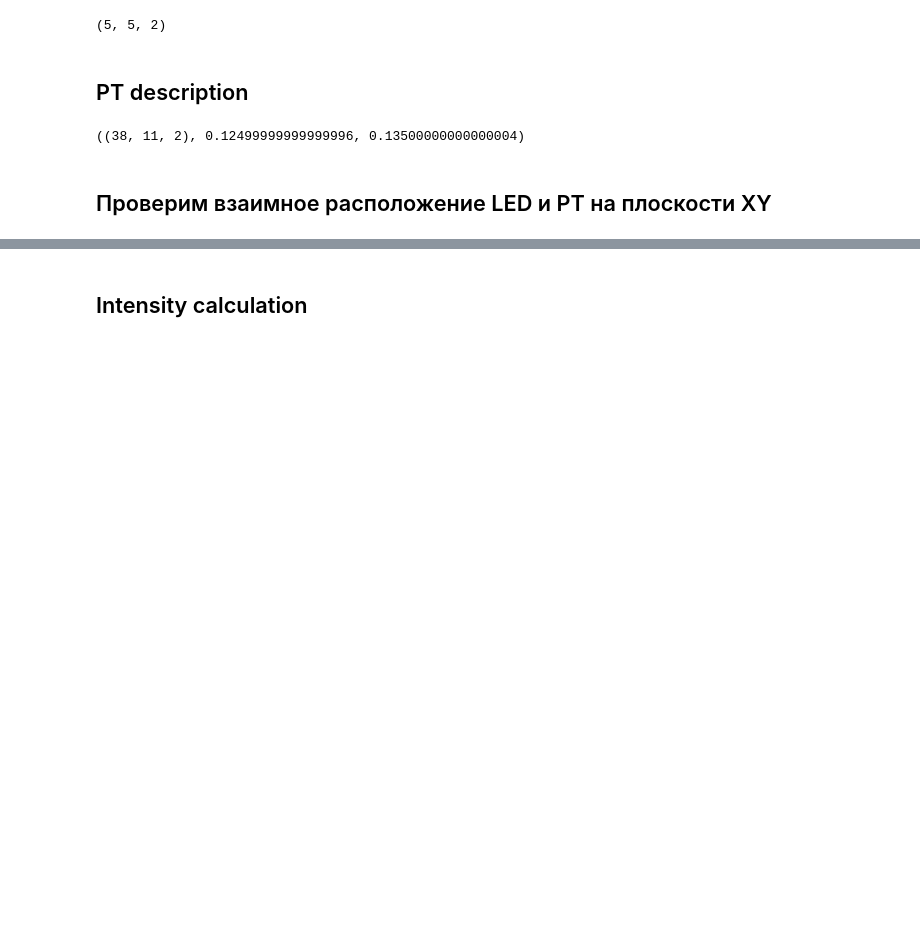
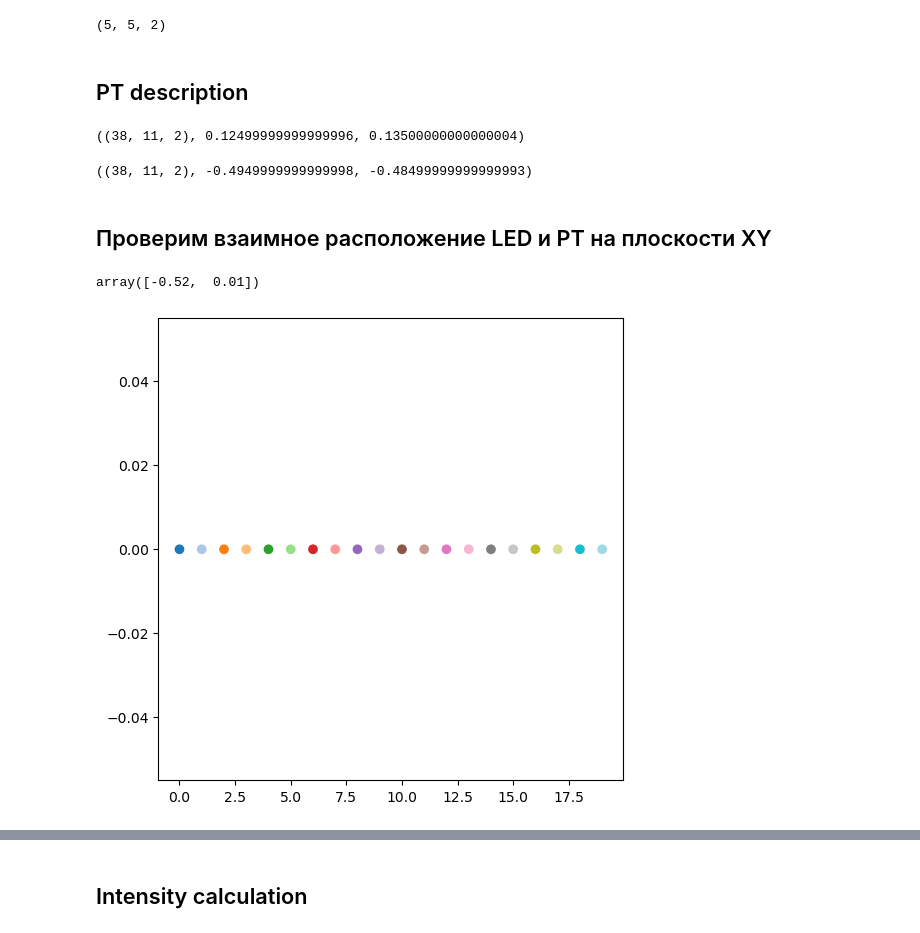
Before and after one commit to AsiiaPine/optical_model, a Jupyter notebook: calc_from_paper.ipynb, the cells around one changed output, grey strips where cells are left out. Cells and saved outputs as stored; diff of their text form; code cells hidden in the pictures; blank space fills up the shorter version.

```diff
--- a/calc_from_paper.ipynb
+++ b/calc_from_paper.ipynb
@@ -221,16 +228,27 @@ LED_matrix.shape
 # %% [markdown]
 ## PT description
 # %%
+n_pt_rows = 38
+n_pt_columns = 11
+
 # There are two PT, therefore they are shifted
-PT_matrix = divide_surface((X, Y), 38, 11)
+PT_matrix = divide_surface((X, Y), n_pt_rows, n_pt_columns)
 PT_matrix[:, :, 0] += x_shift + X/2
 PT_matrix[:, :, 1] -= y_shift + Y/2
 PT_matrix.shape, np.mean(PT_matrix[:, :][0]), np.mean(PT_matrix[:, :][1])
 # %% [output]
 ((38, 11, 2), 0.12499999999999996, 0.13500000000000004)
+# %%
+# There are two PT, therefore they are shifted
+PT_matrix_ref = divide_surface((X, Y), n_pt_rows, n_pt_columns)
+PT_matrix_ref[:, :, 0] -= (x_shift + 3*X/2)
+PT_matrix_ref[:, :, 1] -= y_shift + Y/2
+PT_matrix_ref.shape, np.mean(PT_matrix_ref[:, :][0]), np.mean(PT_matrix_ref[:, :][1])
+# %% [output]
+((38, 11, 2), -0.4949999999999998, -0.48499999999999993)
 # %%
 # there is a metal plate on the PT, so lets consider it
-pt_blindness = np.ones(shape=(38, 11))
+pt_blindness = np.ones(shape=(n_pt_rows, n_pt_columns))
 
 # area of the plate
 pt_blind_x = 8
@@ -243,3 +261,15 @@ for i in range(pt_blindness.shape[0]):
 # pt_blindness
 # %% [markdown]
 ## Проверим взаимное расположение LED и PT на плоскости XY
+# %%
+PT_matrix_ref[int(n_pt_rows/2)][n_pt_columns -1]
+# %% [output]
+array([-0.52,  0.01])
+# %%
+fig, ax = plt.subplots(figsize=(6, 6))
+
+colors_ = [plt.cm.tab20(i) for i in np.arange(20)]
+ax.scatter(np.arange(20), np.zeros(20), c=colors_)
+plt.show()
+# %% [output]
+[figure, added]
```
Also changed, not shown: parts of 13 cells of this notebook, 2 other files.
